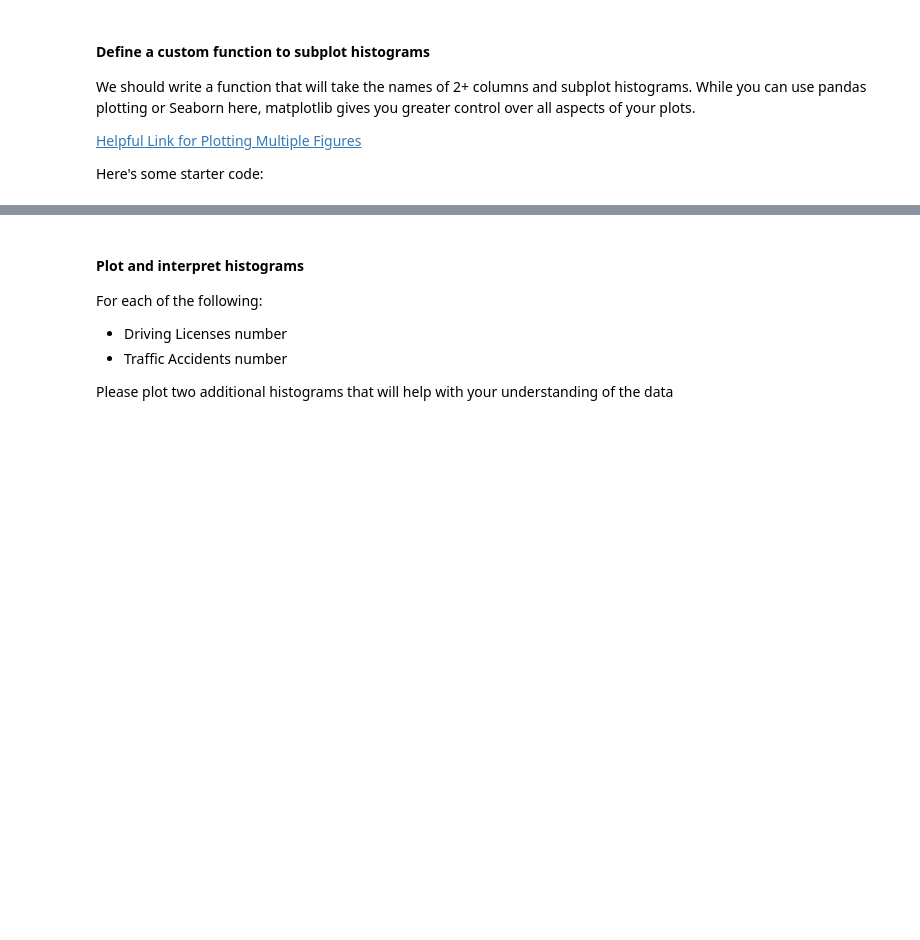
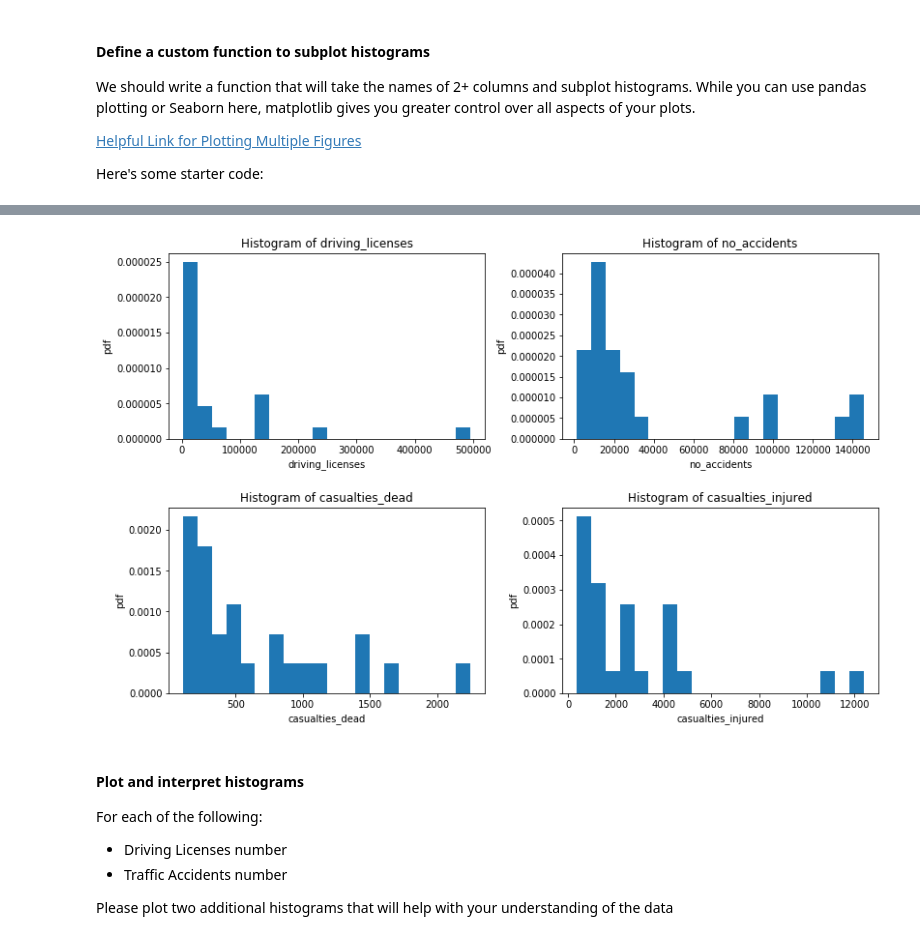
Before and after one commit to TQgit/datascience_project1, a Jupyter notebook: code/starter-code.ipynb, the cells around one changed output, grey strips where cells are left out. Drawn from its saved outputs; the diff is of its cells as text; code cells hidden in the pictures; blank space fills up the shorter version.

```diff
--- a/code/starter-code.ipynb
+++ b/code/starter-code.ipynb
@@ -842,9 +845,12 @@ We should write a function that will take the names of 2+ columns and subplot hi
 Here's some starter code:
 # %%
 def subplot_histograms(dataframe, list_of_columns, list_of_titles, list_of_xlabels):
-    nrows = int(np.ceil(len(list_of_columns)/2) # Makes sure you have enough rows
-    fig, ax = plt.subplots(nrows=nrows, ncols=2) # You'll want to specify your figsize
+    nrows = int(np.ceil(len(list_of_columns)/2)) # Makes sure you have enough rows
+    fig, ax = plt.subplots(nrows=nrows, ncols=2, figsize=(12,8)) # You'll want to specify your figsize
+    fig.tight_layout(pad=5)
     ax = ax.ravel() # Ravel turns a matrix into a vector, which is easier to iterate
     for i, column in enumerate(list_of_columns): # Gives us an index value to get into all our lists
-        ax[i].hist(dataframe[column]) # feel free to add more settings
-        # Set titles, labels, etc here for each subplot
+        ax[i].hist(dataframe[column], bins=20, density=True) # feel free to add more settings
+        ax[i].set_title(list_of_titles[i]) # Set titles, labels, etc here for each subplot
+        ax[i].set_xlabel(list_of_xlabels[i])
+        ax[i].set_ylabel('pdf')
@@ -853,3 +857,9 @@ SyntaxError: invalid syntax (<ipython-input-54-f8881e15e6cc>, line 3)
+# %%
+# test the function
+plt_columns = ['driving_licenses', 'no_accidents', 'casualties_dead', 'casualties_injured']
+subplot_histograms(combined, plt_columns, ["Histogram of " + column for column in plt_columns], plt_columns)
+# %% [output]
+[figure, added]
 # %% [markdown]
 #### Plot and interpret histograms
 For each of the following:
```
Also changed, not shown: parts of 35 cells of this notebook.
